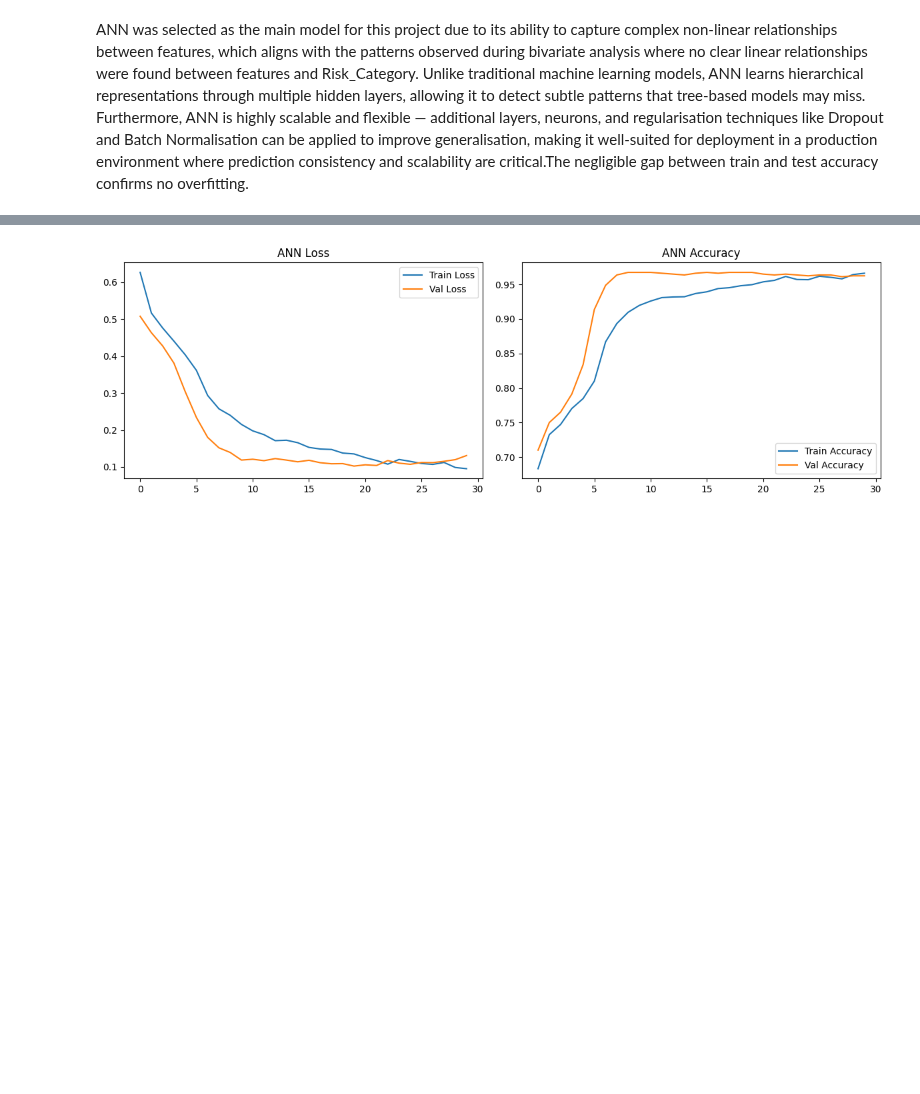
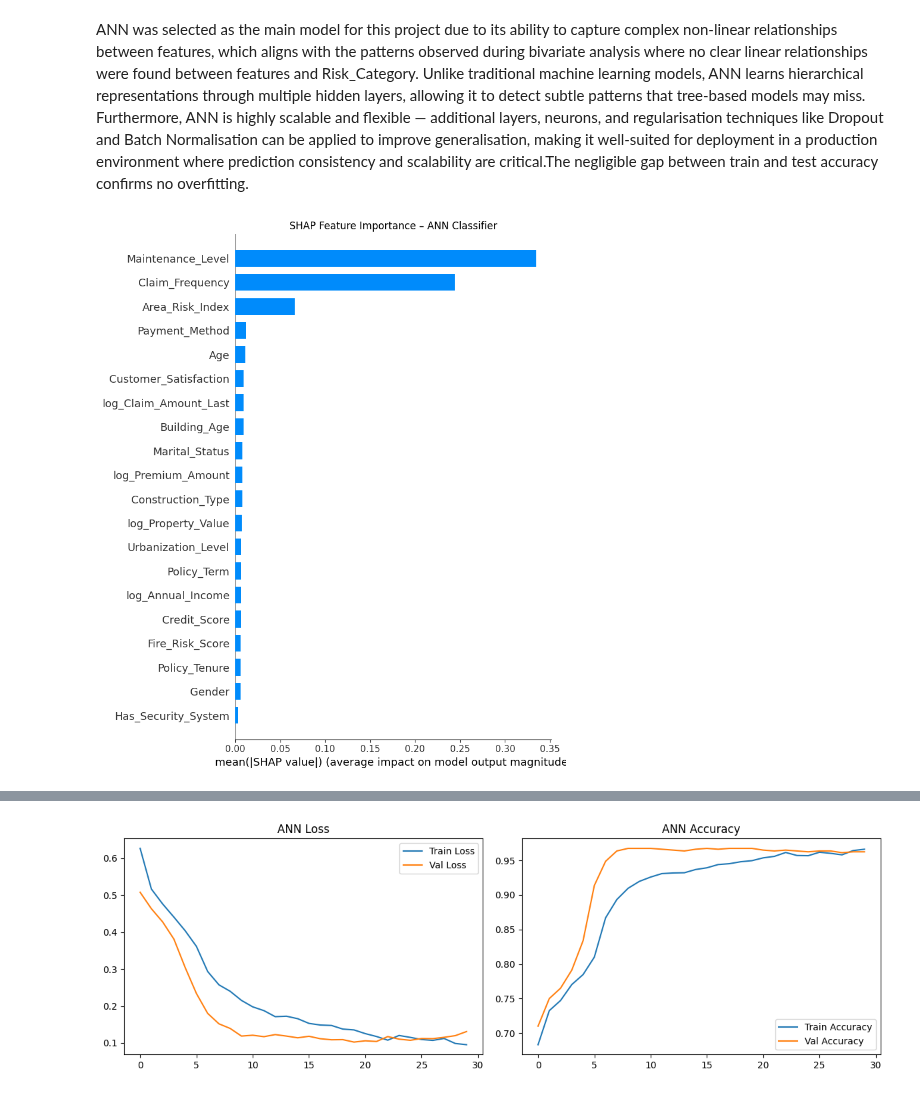
Before and after one commit to wwwlqh/insurance-risk-modeling, a Jupyter notebook: notebook.ipynb, the cells around one changed output, grey strips where cells are left out. Saved outputs shown, nothing was run; the diff lists cells and outputs as text; code cells hidden in the pictures; blank space fills up the shorter version.

```diff
--- a/notebook.ipynb
+++ b/notebook.ipynb
@@ -468,7 +499,7 @@ ann_class.compile(optimizer='adam', loss='binary_crossentropy', metrics=['accura
 early_stop = EarlyStopping(monitor='val_loss', patience=10, restore_best_weights=True)
 
 history = ann_class.fit(
-    X_train, y_train_class,
+    X_train.values, y_train_class.values,
     epochs=100,
     batch_size=32,
     validation_split=0.2,
@@ -477,12 +508,12 @@ history = ann_class.fit(
     verbose=1
 )
 
-ann_pred = (ann_class.predict(X_test) > 0.5).astype(int)
-ann_prob = ann_class.predict(X_test).flatten()
+ann_pred = (ann_class.predict(X_test.values) > 0.5).astype(int)
+ann_prob = ann_class.predict(X_test.values).flatten()
 ann_results = evaluate_classification('ANN', y_test_class, ann_pred, ann_prob)
 
 # Check overfitting
-print(f"ANN Train: {accuracy_score(y_train_class, ann_class.predict(X_train).flatten() > 0.5):.4f}")
+print(f"ANN Train: {accuracy_score(y_train_class, ann_class.predict(X_train.values).flatten() > 0.5):.4f}")
 print(f"ANN Test:  {accuracy_score(y_test_class, ann_pred):.4f}")
 # %% [output]
 Epoch 1/100
@@ -504,3 +535,20 @@ ANN Train: 0.9725
 ANN Test:  0.9680
 # %% [markdown]
 ANN was selected as the main model for this project due to its ability to capture complex non-linear relationships between features, which aligns with the patterns observed during bivariate analysis where no clear linear relationships were found between features and Risk_Category. Unlike traditional machine learning models, ANN learns hierarchical representations through multiple hidden layers, allowing it to detect subtle patterns that tree-based models may miss. Furthermore, ANN is highly scalable and flexible — additional layers, neurons, and regularisation techniques like Dropout and Batch Normalisation can be applied to improve generalisation, making it well-suited for deployment in a production environment where prediction consistency and scalability are critical.The negligible gap between train and test accuracy confirms no overfitting.
+# %%
+# SHAP – ANN Classifier (GradientExplainer)
+# GradientExplainer requires numpy arrays, not DataFrames
+background_cls = shap.sample(X_train, 100, random_state=SEED).values
+explainer_ann_cls = shap.GradientExplainer(ann_class, background_cls)
+shap_values_ann_cls = explainer_ann_cls.shap_values(X_test[:200].values)
+# Handle list output or (n, f, 1) shape from GradientExplainer
+if isinstance(shap_values_ann_cls, list):
+    vals_ann_cls = shap_values_ann_cls[0]
+else:
+    vals_ann_cls = np.squeeze(shap_values_ann_cls, axis=-1) if np.array(shap_values_ann_cls).ndim == 3 else shap_values_ann_cls
+shap.summary_plot(vals_ann_cls, X_test[:200], plot_type='bar', show=False)
+plt.title('SHAP Feature Importance – ANN Classifier')
+plt.tight_layout()
+plt.show()
+# %% [output]
+[figure, added]
```
Also changed, not shown: parts of 28 cells of this notebook.
